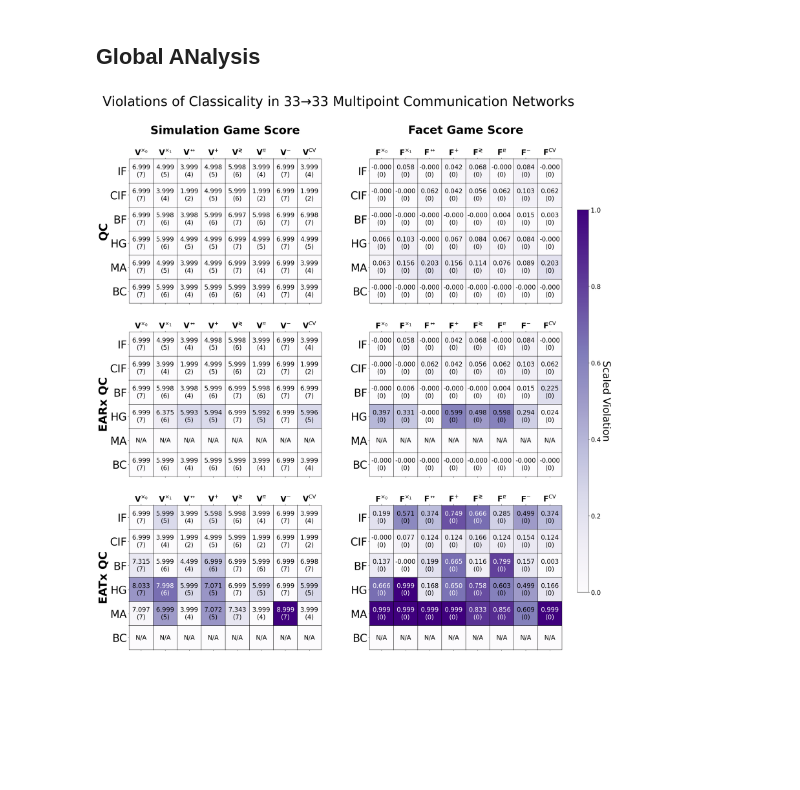
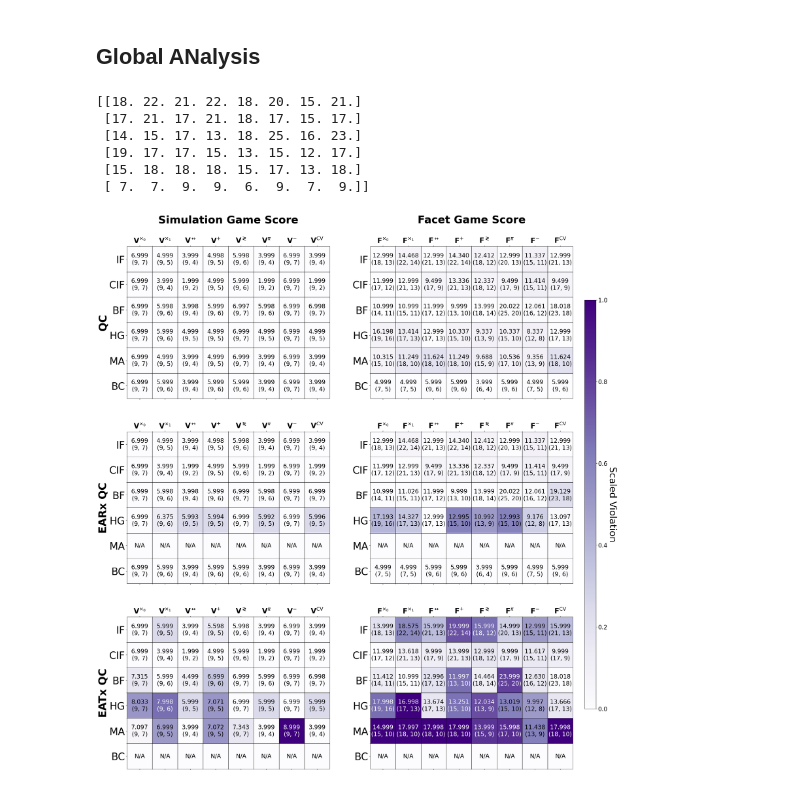
Before and after one commit to ChitambarLab/nonclassicality-in-quantum-communication-networks-supplemental-code, a Jupyter notebook: notebook/multipoint_quantum_violations.ipynb, the cells around one changed output. Saved outputs shown, nothing was run; the diff lists cells and outputs as text; code cells hidden in the pictures; blank space fills up the shorter version.

```diff
--- a/notebook/multipoint_quantum_violations.ipynb
+++ b/notebook/multipoint_quantum_violations.ipynb
@@ -571,9 +571,9 @@ def print_max_violations_table(
             qc_violation = unscale(qc_max_violations[i][j], network_cbounds[i][j], network_qbounds[i][j]) if is_game else qc_max_violations[i][j]
             earx_qc_violation = unscale(earx_max_violations[i][j], network_cbounds[i][j], network_qbounds[i][j]) if is_game else earx_max_violations[i][j]
             eatx_qc_violation = unscale(eatx_max_violations[i][j], network_cbounds[i][j], network_qbounds[i][j]) if is_game else eatx_max_violations[i][j]
+            qbound = unscale(network_qbounds[i][j], network_cbounds[i][j], network_qbounds[i][j]) if is_game else network_qbounds[i][j]
 
-
-            table[i+1] += [(cbound, qc_violation, earx_qc_violation, eatx_qc_violation)]
+            table[i+1] += [(cbound, qc_violation, earx_qc_violation, eatx_qc_violation, qbound)]
 
     return table
 
@@ -708,12 +708,23 @@ facet_max_violations_table_data = print_max_violations_table(
     game_names=x_labels_facets,
     network_cbounds=network_facet_cbounds,
     network_qbounds=network_facet_qbounds,
+    is_game=True,
+)
+
+scaled_facet_max_violations_table_data = print_max_violations_table(
+    network_names=network_names,
+    qc_max_violations=network_max_facet_qc_violations,
+    eatx_max_violations=network_max_facet_eatx_qc_violations,
+    earx_max_violations=network_max_facet_earx_qc_violations,
+    game_names=x_labels_facets,
+    network_cbounds=network_facet_cbounds,
+    network_qbounds=network_facet_qbounds,
     is_game=False,
 )
 # %%
-fig, ((qc_ax, qc_facet_ax), (earx_qc_ax, earx_qc_facet_ax), (eatx_qc_ax, eatx_qc_facet_ax) ) = plt.subplots(nrows=3, ncols=2, figsize=(25,28))
+fig, ((qc_ax, qc_facet_ax), (earx_qc_ax, earx_qc_facet_ax), (eatx_qc_ax, eatx_qc_facet_ax) ) = plt.subplots(nrows=3, ncols=2, figsize=(27,32))
 
-fig.suptitle(r"Violations of Classicality in $33\to 33$" + " Multipoint Communication Networks", size=42)
+# fig.suptitle(r"Violations of Classicality in $33\to 33$" + " Multipoint Communication Networks", size=42)
 
 multiaccess_row = [index for index,value in enumerate(network_names) if value == "MA"][0]
 broadcast_row = [index for index,value in enumerate(network_names) if value == "BC"][0]
@@ -766,7 +777,32 @@ eatx_qc_facet_table_data = np.maximum(qc_facet_table_data, np.array(list(map(
     lambda row: list(map(lambda tuple: tuple[3] , row[1:])),
     facet_max_violations_table_data[1:])
 )))
+qbound_facet_table_data = np.array(list(map(
+    lambda row: list(map(lambda tuple: tuple[4] , row[1:])),
+    scaled_facet_max_violations_table_data[1:])
+))
 earx_qc_facet_table_data[multiaccess_row,:] = np.zeros(len(game_names))
+
+scaled_cc_facet_table_data = np.array(list(map(
+    lambda row: list(map(lambda tuple: tuple[0] , row[1:])),
+    scaled_facet_max_violations_table_data[1:])
+))
+scaled_qc_facet_table_data = np.array(list(map(
+    lambda row: list(map(lambda tuple: tuple[1] , row[1:])),
+    scaled_facet_max_violations_table_data[1:])
+))
+scaled_earx_qc_facet_table_data = np.maximum(scaled_qc_facet_table_data, np.array(list(map(
+    lambda row: list(map(lambda tuple: tuple[2] , row[1:])),
+    scaled_facet_max_violations_table_data[1:])
+)))
+scaled_eatx_qc_facet_table_data = np.maximum(scaled_qc_facet_table_data, np.array(list(map(
+    lambda row: list(map(lambda tuple: tuple[3] , row[1:])),
+    scaled_facet_max_violations_table_data[1:])
+)))
+scaled_earx_qc_facet_table_data[multiaccess_row,:] = np.zeros(len(game_names))
+
+print(qbound_facet_table_data)
+
 
 # color bar and plotting colored data
 color_map_name = "Purples"
@@ -774,9 +810,9 @@ pcm_qc = qc_ax.matshow(scaled_qc_table_data, cmap=mpl.colormaps[color_map_name],
 pcm_earx_qc = earx_qc_ax.matshow(scaled_earx_qc_table_data, cmap=mpl.colormaps[color_map_name], vmax=1,vmin= 0)
 pcm_eatx_qc = eatx_qc_ax.matshow(scaled_eatx_qc_table_data, cmap=mpl.colormaps[color_map_name], vmax=1,vmin= 0)
 
-pcm_qc_facet = qc_facet_ax.matshow(qc_facet_table_data, cmap=mpl.colormaps[color_map_name], vmax=1,vmin= 0)
-pcm_earx_qc_facet = earx_qc_facet_ax.matshow(earx_qc_facet_table_data, cmap=mpl.colormaps[color_map_name], vmax=1,vmin= 0)
-pcm_eatx_qc_facet = eatx_qc_facet_ax.matshow(eatx_qc_facet_table_data, cmap=mpl.colormaps[color_map_name], vmax=1,vmin= 0)
+pcm_qc_facet = qc_facet_ax.matshow(scaled_qc_facet_table_data, cmap=mpl.colormaps[color_map_name], vmax=1,vmin= 0)
+pcm_earx_qc_facet = earx_qc_facet_ax.matshow(scaled_earx_qc_facet_table_data, cmap=mpl.colormaps[color_map_name], vmax=1,vmin= 0)
+pcm_eatx_qc_facet = eatx_qc_facet_ax.matshow(scaled_eatx_qc_facet_table_data, cmap=mpl.colormaps[color_map_name], vmax=1,vmin= 0)
 
 
 y_tick_labels_games = list(map(lambda row: row[0], game_max_violations_table_data))
@@ -850,7 +886,7 @@ for y in range(len(cc_table_data)):
         earx_text_color = "white" if scaled_earx_val >= text_color_threshold else "black"
         eatx_text_color = "white" if scaled_eatx_val >= text_color_threshold else "black"
 
-        qc_ax.text(x, y, str(round(decimal.Decimal(qc_val), n_decimals)) + "\n(" + str(int(cc_val)) + ")",
+        qc_ax.text(x, y, str(round(decimal.Decimal(qc_val), n_decimals)) + "\n(" + "9, " + str(int(cc_val)) + ")",
         # qc_ax.text(x, y, '%.3f' % qc_val + "\n" + "(" + str(int(cc_val)) + ")",
             horizontalalignment='center',
             verticalalignment='center',
@@ -865,7 +901,7 @@ for y in range(len(cc_table_data)):
                 color=earx_text_color,
             )
         else:
-            earx_qc_ax.text(x, y, str(round(decimal.Decimal(earx_val), n_decimals)) + "\n(" + str(int(cc_val)) + ")",
+            earx_qc_ax.text(x, y, str(round(decimal.Decimal(earx_val), n_decimals)) + "\n(" + "9, " + str(int(cc_val)) + ")",
             # earx_qc_ax.text(x, y, '%.3f' % earx_val + "\n" + "(" + str(int(cc_val)) + ")",
                 horizontalalignment='center',
                 verticalalignment='center',
@@ -880,7 +916,7 @@ for y in range(len(cc_table_data)):
                 color=eatx_text_color,
             )
         else:
-            eatx_qc_ax.text(x, y, str(round(decimal.Decimal(eatx_val), n_decimals)) + "\n(" + str(int(cc_val)) + ")",
+            eatx_qc_ax.text(x, y, str(round(decimal.Decimal(eatx_val), n_decimals)) + "\n(" + "9, " + str(int(cc_val)) + ")",
             # eatx_qc_ax.text(x, y, '%.3f' % eatx_val + "\n" + "(" + str(int(cc_val)) + ")",
                 horizontalalignment='center',
                 verticalalignment='center',
@@ -894,14 +930,18 @@ for y in range(len(cc_facet_table_data)):
         cc_val = cc_facet_table_data[y][x]
         qc_val = qc_facet_table_data[y][x]
         earx_val = earx_qc_facet_table_data[y][x]
+        qbound_val = qbound_facet_table_data[y][x]
         eatx_val = eatx_qc_facet_table_data[y][x]
+        scaled_qc_val = scaled_qc_facet_table_data[y][x]
+        scaled_earx_val = scaled_earx_qc_facet_table_data[y][x]
+        scaled_eatx_val = scaled_eatx_qc_facet_table_data[y][x]
 
-        qc_text_color = "white" if qc_val >= text_color_threshold else "black"
-        earx_text_color = "white" if earx_val >= text_color_threshold else "black"
-        eatx_text_color = "white" if eatx_val >= text_color_threshold else "black"
+        qc_text_color = "white" if scaled_qc_val >= text_color_threshold else "black"
+        earx_text_color = "white" if scaled_earx_val >= text_color_threshold else "black"
+        eatx_text_color = "white" if scaled_eatx_val >= text_color_threshold else "black"
 
 
-        qc_facet_ax.text(x, y, str(round(decimal.Decimal(qc_val), n_decimals)) + "\n(" + str(int(cc_val)) + ")",
+        qc_facet_ax.text(x, y, str(round(decimal.Decimal(qc_val), n_decimals)) + "\n(" + str(int(qbound_val)) + ", " + str(int(cc_val)) + ")",
         # qc_facet_ax.text(x, y, '%.3f' % qc_val + "\n" + "(" + str(int(cc_val)) + ")",
             horizontalalignment='center',
             verticalalignment='center',
@@ -916,33 +956,39 @@ for y in range(len(cc_facet_table_data)):
                 color=earx_text_color,
             )
         else:
-            earx_qc_facet_ax.text(x, y, str(round(decimal.Decimal(earx_val), n_decimals)) + "\n(" + str(int(cc_val)) + ")",
+            earx_qc_facet_ax.text(x, y, str(round(decimal.Decimal(earx_val), n_decimals)) + "\n(" + str(int(qbound_val)) + ", " + str(int(cc_val)) + ")",
             # earx_qc_facet_ax.text(x, y, '%.3f' % earx_val + "\n" + "(" + str(int(cc_val)) + ")",
                 horizontalalignment='center',
                 verticalalignment='center',
                 size=mat_num_font,
                 color=earx_text_color,
             )
         if y == broadcast_row:
             eatx_qc_facet_ax.text(x, y,
                 "N/A",
                 horizontalalignment='center',
                 verticalalignment='center',
                 size=mat_num_font,
                 color=eatx_text_color,
             )
         else:
-            eatx_qc_facet_ax.text(x, y, str(round(decimal.Decimal(eatx_val), n_decimals)) + "\n(" + str(int(cc_val)) + ")",
+            eatx_qc_facet_ax.text(x, y, str(round(decimal.Decimal(eatx_val), n_decimals)) + "\n(" + str(int(qbound_val)) + ", " +  str(int(cc_val)) + ")",
             # eatx_qc_facet_ax.text(x, y, '%.3f' % eatx_val + "\n" + "(" + str(int(cc_val)) + ")",
                 horizontalalignment='center',
                 verticalalignment='center',
                 size=mat_num_font,
                 color=eatx_text_color,
             )
 
 cb_ax = fig.add_axes([0.92, 0.2, 0.02, 0.6])
 cbar = fig.colorbar(pcm_qc, cax=cb_ax)
 cbar.ax.set_ylabel('Scaled Violation', rotation=270, size=32, labelpad=32)
 cbar.ax.tick_params(labelsize=mat_num_font)
 # %% [output]
+[[18. 22. 21. 22. 18. 20. 15. 21.]
+ [17. 21. 17. 21. 18. 17. 15. 17.]
+ [14. 15. 17. 13. 18. 25. 16. 23.]
+ [19. 17. 17. 15. 13. 15. 12. 17.]
+ [15. 18. 18. 18. 15. 17. 13. 18.]
+ [ 7.  7.  9.  9.  6.  9.  7.  9.]]
-[figure, old version]
+[figure, new version]
```
Also changed, not shown: 8 other files.
